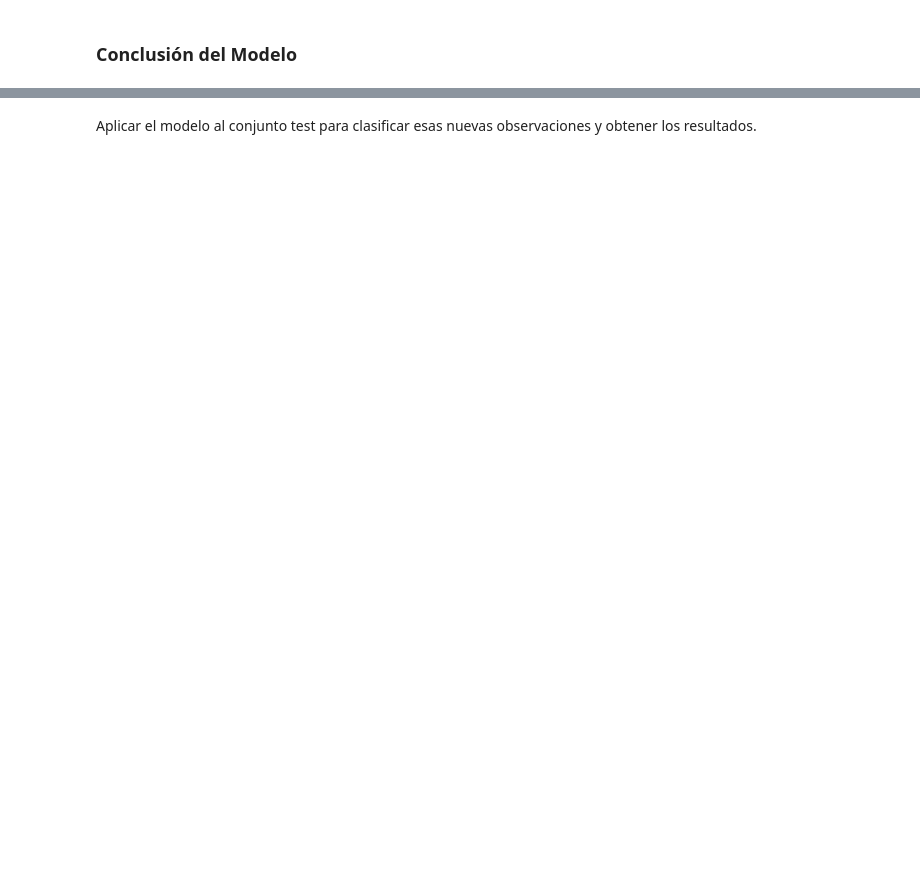
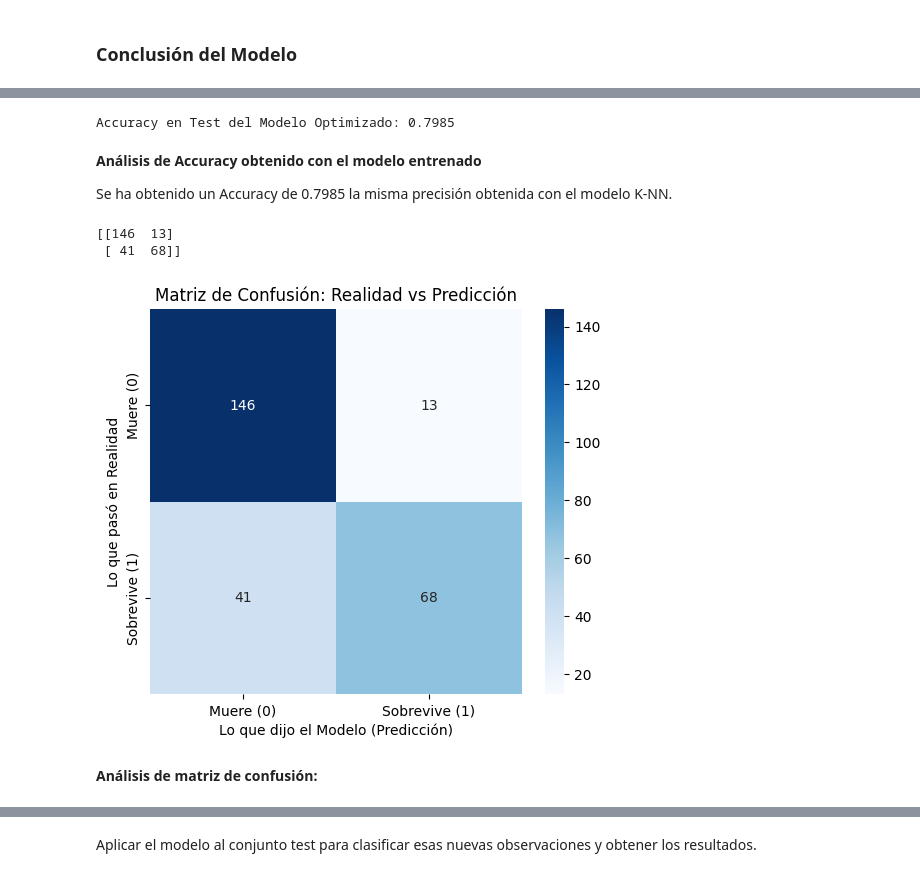
Before and after one commit to ivancepedagomez-sys/Proyecto_Titanic, a Jupyter notebook: Titanic_Project.ipynb, the cells around one changed output, grey strips where cells are left out. Drawn from its saved outputs; the diff is of its cells as text; code cells hidden in the pictures; blank space fills up the shorter version.

```diff
--- a/Titanic_Project.ipynb
+++ b/Titanic_Project.ipynb
@@ -2634,0 +2877,38 @@ Obtener el error cometido al clasificar:
+# %%
+#Evaluar al ganador con el conjunto de test (X_test)
+mejor_modelo_mlp = clf.best_estimator_
+pred_test_optimizado = mejor_modelo_mlp.predict(X_test_MLP)
+acc_test_optimizado = accuracy_score(Y_test_MLP, pred_test_optimizado)
+
+print(f"Accuracy en Test del Modelo Optimizado: {acc_test_optimizado:.4f}")
+# %% [output]
+Accuracy en Test del Modelo Optimizado: 0.7985
+# %% [markdown]
+**Análisis de Accuracy obtenido con el modelo entrenado**
+
+Se ha obtenido un Accuracy de 0.7985 la misma precisión obtenida con el modelo K-NN.
+# %%
+#Matris de confucción modelo ajustado
+cm_mlp_ajustado = confusion_matrix(Y_test_MLP, pred_test_optimizado)
+print(cm_mlp_ajustado)
+# %% [output]
+[[146  13]
+ [ 41  68]]
+# %%
+# Definimos las etiquetas para que sea fácil de leer
+etiquetas = ['Muere (0)', 'Sobrevive (1)']
+
+plt.figure(figsize=(6, 5))
+
+# Creamos el mapa de calor
+sns.heatmap(cm_mlp_ajustado, annot=True, fmt='d', cmap='Blues',
+            xticklabels=etiquetas, yticklabels=etiquetas)
+
+plt.title('Matriz de Confusión: Realidad vs Predicción')
+plt.xlabel('Lo que dijo el Modelo (Predicción)')
+plt.ylabel('Lo que pasó en Realidad')
+plt.show()
+# %% [output]
+[figure, added]
+# %% [markdown]
+**Análisis de matriz de confusión:**
```
Also changed, not shown: parts of 57 cells of this notebook.
